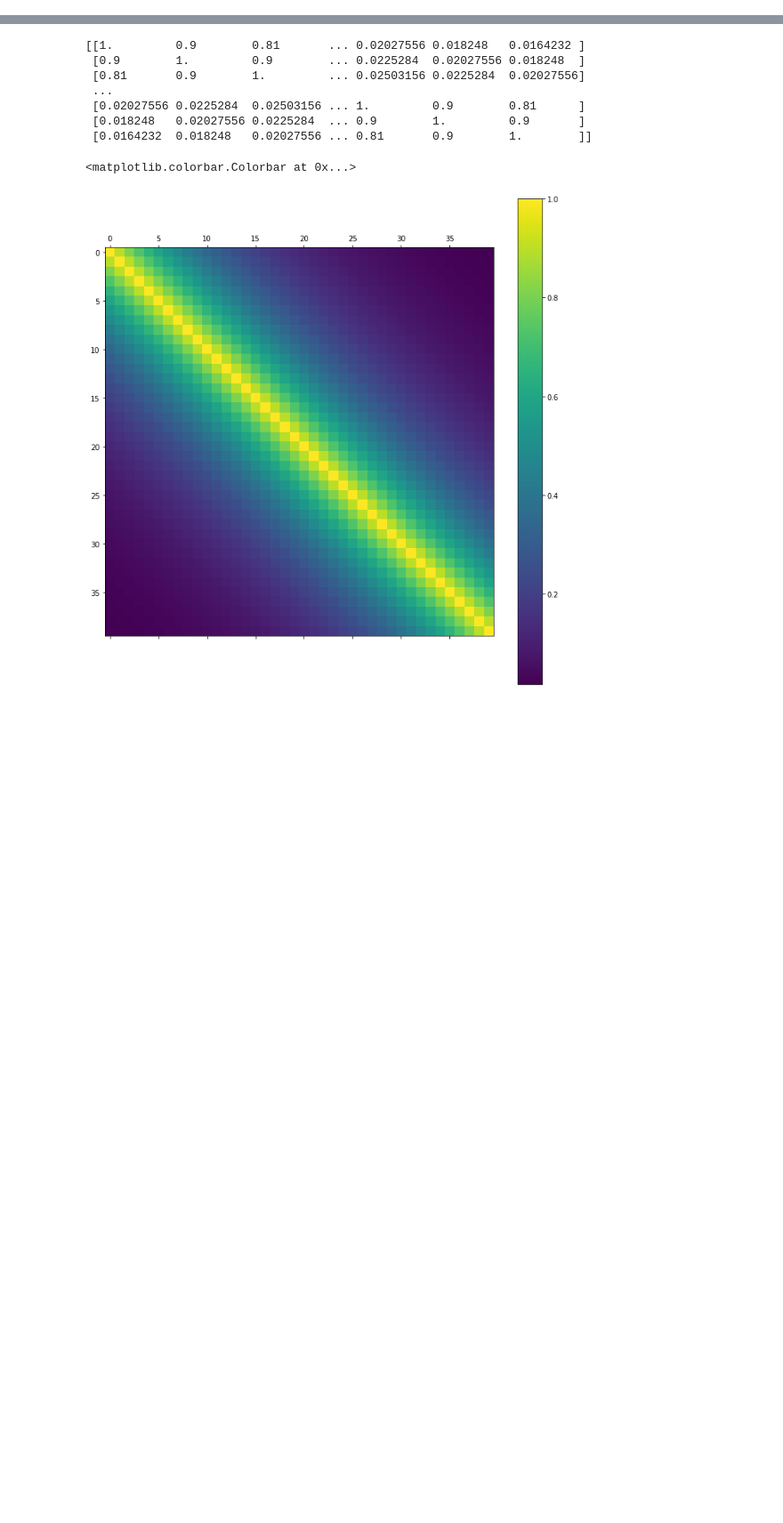
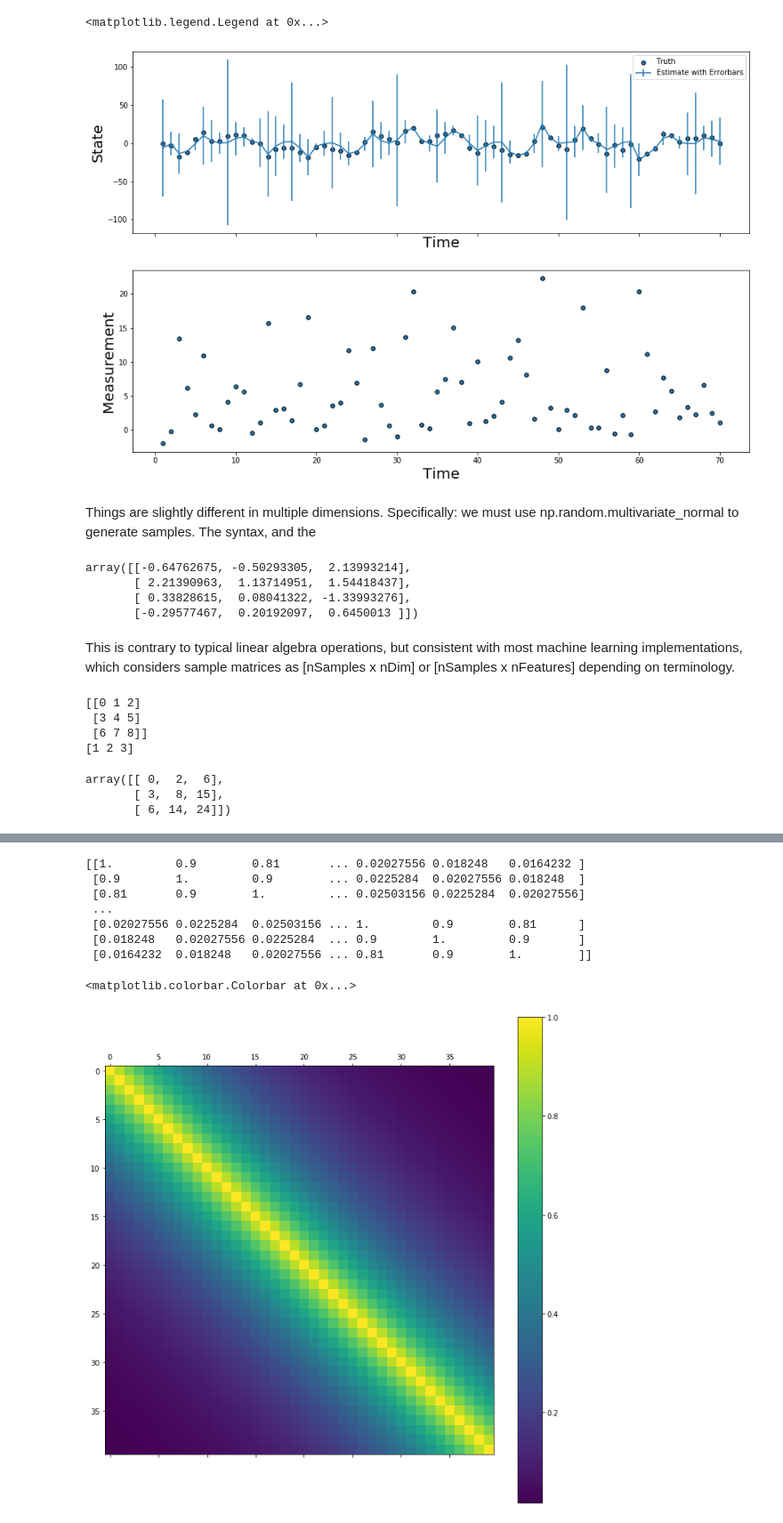
Before and after one commit to brianjburrow/CodingTest_AIR, a Jupyter notebook: EnKF.ipynb, the cells around one changed output, grey strips where cells are left out. Shown at 89% size. Saved outputs shown, nothing was run; the diff lists cells and outputs as text; code cells hidden in the pictures; blank space fills up the shorter version.

```diff
--- a/EnKF.ipynb
+++ b/EnKF.ipynb
@@ -242,0 +183,78 @@ cova.shape
+# %%
+def measurement_model(state, noise = True, n_measurement_dims = 1, nSamples = 1):
+    precise_measurement = (state**2.0) / 20.0
+    if noise:
+        precise_measurement += np.random.normal(0, 1, size = nSamples)
+    return precise_measurement
+# %%
+enkf.set_forward_model(measurement_model)
+enkf.set_forward_model_covariance(1)
+
+enkf.set_ensemble_size(10000)
+
+enkf.set_state_evolution_model(evolution)
+enkf.set_state_evolution_model_covariance(10)
+# %%
+times = np.array(range(1, 71))
+initial_state = 0
+initial_state_covariance = 10
+states = np.zeros([1, 70])
+measurements = np.zeros_like(states)
+estimate = np.zeros_like(states)
+error = np.zeros(70)
+enkf.initialize_problem(initial_state, initial_state_covariance, 1, 1, 100)
+# %%
+for iTime, time in enumerate(times):
+    if time == 1:
+        states[:, iTime] = initial_state
+        estimate[:, iTime] = initial_state
+    else:
+        states[:, iTime] = evolution(states[:, iTime - 1], time, nSamples = 1)
+    measurements[:, iTime] = measurement_model(states[:, iTime])
+    estimate[:,iTime], error[iTime] = enkf.assimilate_data(measurements[:, iTime], time)
+# %%
+fig, ax = plt.subplots(nrows = 2, ncols = 1, sharex = True, figsize = [15, 10])
+ax[0].scatter(times, states[0], edgecolors = 'black', s = 30)
+ax[0].errorbar(times, estimate[0], yerr = 1.*error)
+ax[1].scatter(times, measurements[0], edgecolors = 'black', s = 30)
+for axis in ax:
+    axis.set_xlabel("Time", fontsize = 20)
+
+ax[0].set_ylabel("State", fontsize = 20)
+ax[1].set_ylabel("Measurement", fontsize = 20)
+ax[0].legend(["Truth", "Estimate with Errorbars"])
+# %% [output]
+<matplotlib.legend.Legend at 0x...>
+[figure, added]
+# %% [markdown]
+Things are slightly different in multiple dimensions.  Specifically:
+we must use np.random.multivariate_normal to generate samples.  The syntax, and the
+# %%
+mean_value = np.zeros(3)
+covariance = np.eye(3)
+
+random_multivariate_samples = np.random.multivariate_normal(mean_value, covariance, size = 4)
+random_multivariate_samples
+# %% [output]
+array([[-0.64762675, -0.50293305,  2.13993214],
+       [ 2.21390963,  1.13714951,  1.54418437],
+       [ 0.33828615,  0.08041322, -1.33993276],
+       [-0.29577467,  0.20192097,  0.6450013 ]])
+# %% [markdown]
+This is contrary to typical linear algebra operations, but consistent with most machine learning implementations, which considers sample matrices as [nSamples x nDim] or [nSamples x nFeatures] depending on terminology.
+# %%
+A = np.arange(9).reshape([3,3])
+x = np.array([1, 2, 3])
+print(A)
+print(x)
+# %% [output]
+[[0 1 2]
+ [3 4 5]
+ [6 7 8]]
+[1 2 3]
+# %%
+A*x
+# %% [output]
+array([[ 0,  2,  6],
+       [ 3,  8, 15],
+       [ 6, 14, 24]])
```
Also changed, not shown: parts of 60 cells of this notebook, 1 other file.
